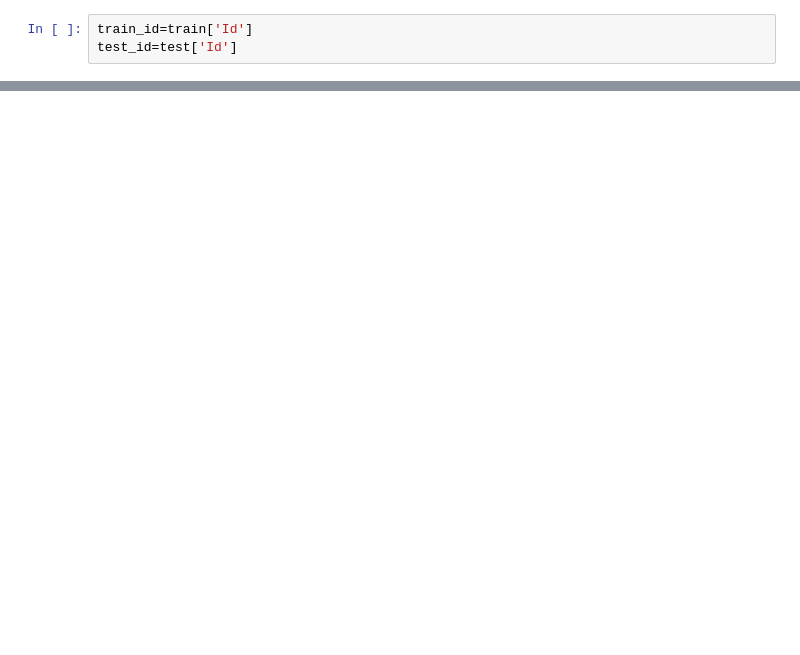
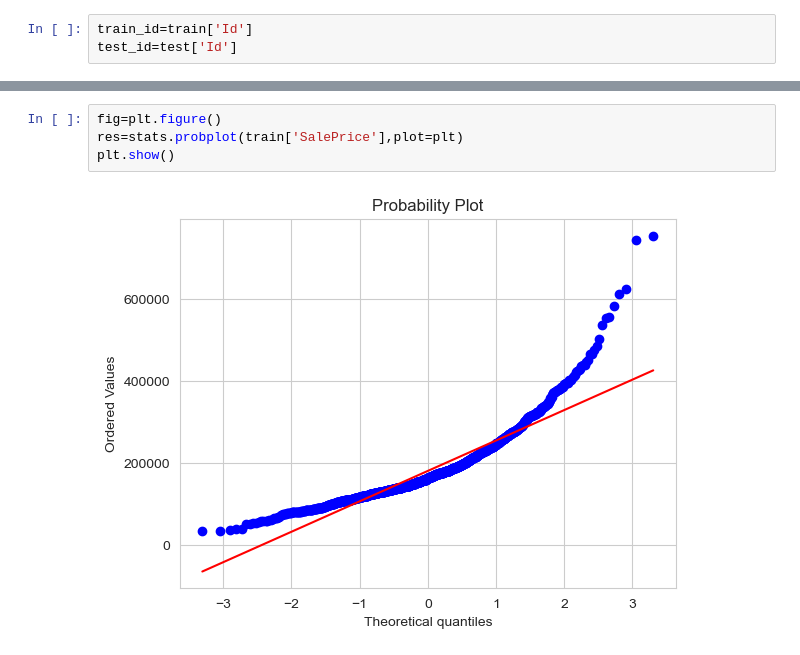
Before and after one commit to manishbhatia7/kaggleprojects, a Jupyter notebook: Competitions/House Prices - Advanced Regression Techniques/notebook.ipynb, the cells around one changed output, grey strips where cells are left out. Drawn from its saved outputs; the diff is of its cells as text; blank space fills up the shorter version.

```diff
--- a/Competitions/House Prices - Advanced Regression Techniques/notebook.ipynb
+++ b/Competitions/House Prices - Advanced Regression Techniques/notebook.ipynb
@@ -39,0 +106,6 @@ print("Shape of Test data after deleting the Id column is {}".format(len(test.co
+# %%
+fig=plt.figure()
+res=stats.probplot(train['SalePrice'],plot=plt)
+plt.show()
+# %% [output]
+[figure, added]
```
Also changed, not shown: parts of 10 cells of this notebook, 1 other file.
